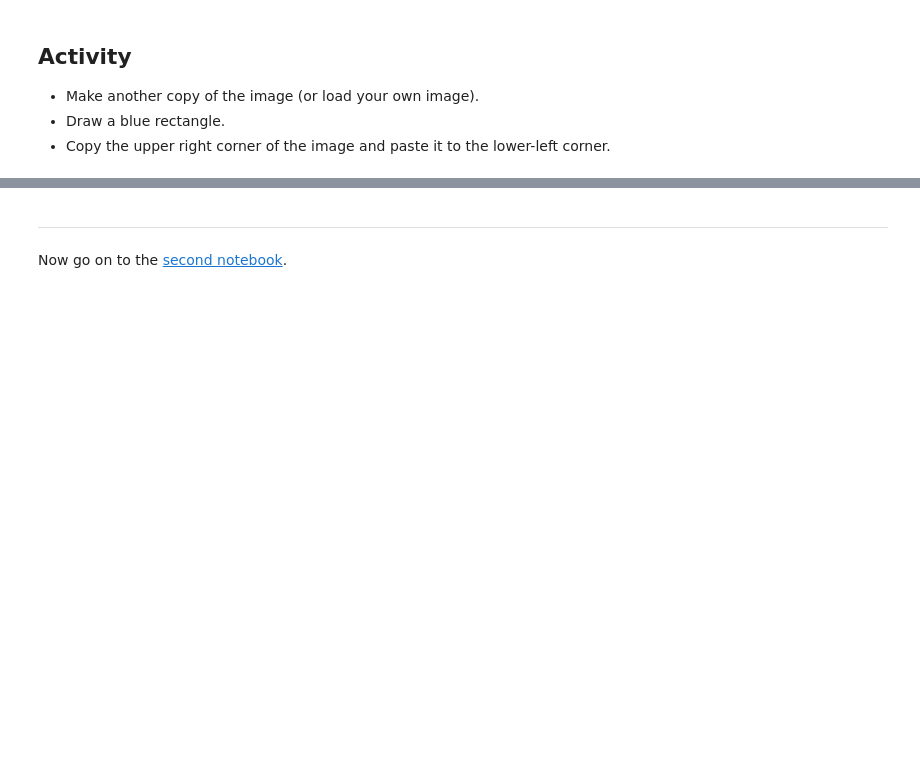
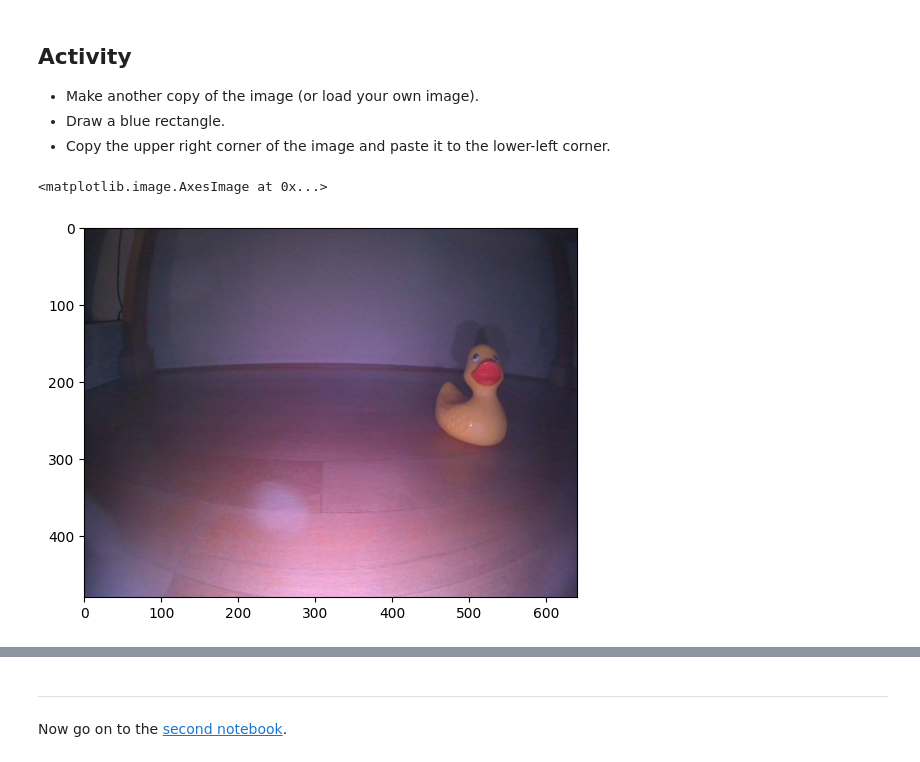
Before and after one commit to davidj24/duckietown-lx, a Jupyter notebook: braitenberg/notebooks/01-Image-Manipulation/braitenberg01.ipynb, the cells around one changed output, grey strips where cells are left out. Drawn from its saved outputs; the diff is of its cells as text; code cells hidden in the pictures; blank space fills up the shorter version.

```diff
--- a/braitenberg/notebooks/01-Image-Manipulation/braitenberg01.ipynb
+++ b/braitenberg/notebooks/01-Image-Manipulation/braitenberg01.ipynb
@@ -124,0 +139,6 @@ In this case, we selected with `[300:400, 200:300, :]` all RGB components of tho
+# %%
+image2 = image1.copy()
+plt.imshow(image2)
+# %% [output]
+<matplotlib.image.AxesImage at 0x...>
+[figure, added]
```
Also changed, not shown: parts of 12 cells of this notebook, 2 other files.
